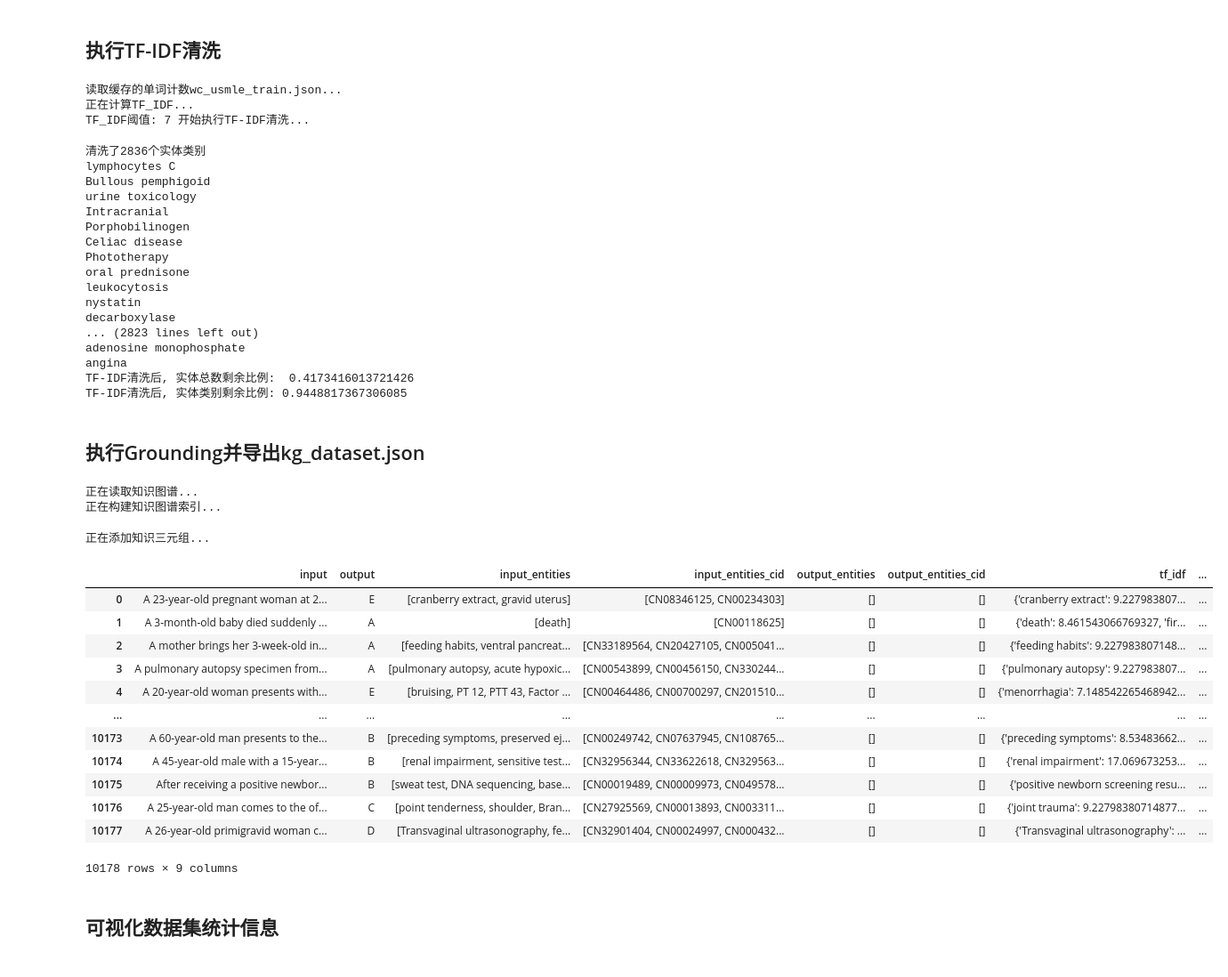
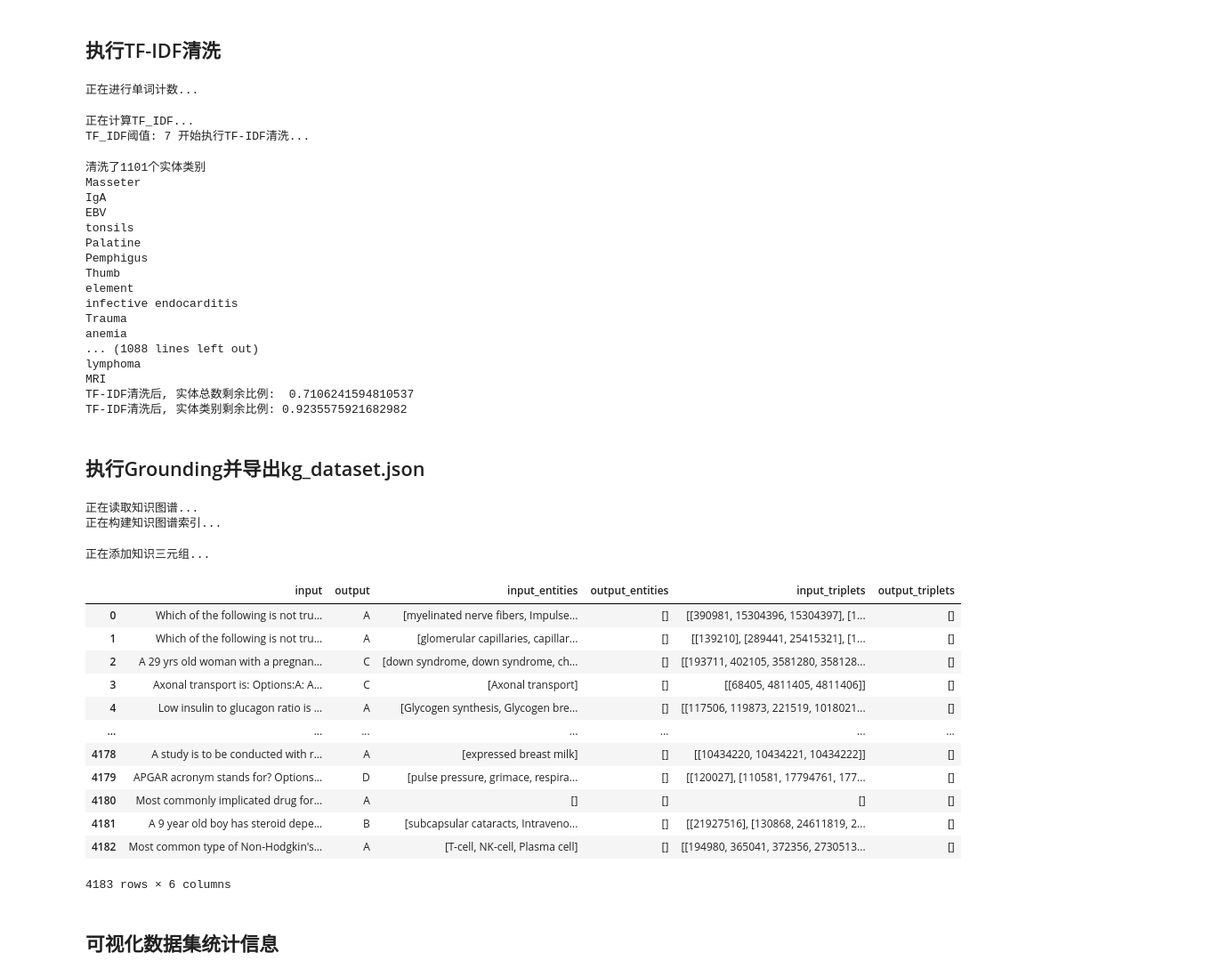
Before and after one commit to MaxLEAF3824/kg_llm, a Jupyter notebook: wash.ipynb, the cells around one changed output. Shown at 89% size. Saved outputs shown, nothing was run; the diff lists cells and outputs as text; code cells hidden in the pictures.

```diff
--- a/wash.ipynb
+++ b/wash.ipynb
@@ -5,8 +5,8 @@ import re
 import pandas as pd
 from tqdm.auto import tqdm
 
-data_path = 'data/usmle_train.json'
-ner_path = 'data/usmle_train_bios_v2.2_release_eng.txt'
+data_path = '/home/cs/yangyuchen/guoyiqiu/kg_llm/data/medmcqa_dev.json'
+ner_path = '/home/cs/yangyuchen/guoyiqiu/kg_llm/data/medmcqa_dev_bios_v2.2_release_eng.txt'
 
 data_dir = "/".join(data_path.split('/')[:-1])
 print('data_dir: ', data_dir)
@@ -183,26 +183,26 @@ for e in wash_e:
 print("TF-IDF清洗后, 实体总数剩余比例: ", (new_data_df['input_entities'].apply(len).sum()+new_data_df['output_entities'].apply(len).sum()) / (data_df['input_entities'].apply(len).sum() + data_df['output_entities'].apply(len).sum()))
 print("TF-IDF清洗后, 实体类别剩余比例:", mean_e_tf_idf(new_data_df['tf_idf'].tolist()).shape[0]/mean_e_tf_idf(all_tf_idf).shape[0])
 # %% [output]
-读取缓存的单词计数wc_usmle_train.json...
-正在计算TF_IDF...
-TF_IDF阈值: 7 开始执行TF-IDF清洗...
+正在进行单词计数...
-清洗了2836个实体类别
-lymphocytes C
-Bullous pemphigoid
-urine toxicology
-Intracranial
-Porphobilinogen
-Celiac disease
-Phototherapy
-oral prednisone
-leukocytosis
-nystatin
-decarboxylase
-... (2823 lines left out)
-adenosine monophosphate
-angina
-TF-IDF清洗后, 实体总数剩余比例:  0.4173416013721426
-TF-IDF清洗后, 实体类别剩余比例: 0.9448817367306085
+正在计算TF_IDF...
+TF_IDF阈值: 7 开始执行TF-IDF清洗...
+清洗了1101个实体类别
+Masseter
+IgA
+EBV
+tonsils
+Palatine
+Pemphigus
+Thumb
+element
+infective endocarditis
+Trauma
+anemia
+... (1088 lines left out)
+lymphoma
+MRI
+TF-IDF清洗后, 实体总数剩余比例:  0.7106241594810537
+TF-IDF清洗后, 实体类别剩余比例: 0.9235575921682982
 # %% [markdown]
 ## 执行Grounding并导出kg_dataset.json
 # %%
@@ -210,7 +210,7 @@ from collections import defaultdict
 import pandas as pd
 
 print("正在读取知识图谱...")
-kg = pd.read_csv('data/bios_kg_with_def.csv')
+kg = pd.read_csv('data/bios_kg_with_def_detailed.csv')
 c2i = defaultdict(list)
 
 print("正在构建知识图谱索引...")
@@ -226,46 +226,46 @@ def grounding(row):
     output_triplets = []
     max_t = 20
     for e,cid in zip(row['input_entities'],row['input_entities_cid']):
         if cid in c2i and len(c2i[cid]) <= max_t:
             new_input_entities.append(e)
             new_input_entities_cid.append(cid)
             input_triplets.append(c2i[cid])
     for e,cid in zip(row['output_entities'],row['output_entities_cid']):
         if cid in c2i and len(c2i[cid]) <= max_t:
             new_output_entities.append(e)
             new_output_entities_cid.append(cid)
             output_triplets.append(c2i[cid])
     row['input_entities'] = new_input_entities
     row['output_entities'] = new_output_entities
     row['input_entities_cid'] = new_input_entities_cid
     row['output_entities_cid'] = new_output_entities_cid
     row['input_triplets'] = input_triplets
     row['output_triplets'] = output_triplets
     return row
 
 print("正在添加知识三元组...")
 kg_data_df = new_data_df.progress_apply(grounding, axis=1)
 kg_data_df = kg_data_df.drop(['tf_idf','input_entities_cid','output_entities_cid'],axis=1,inplace=False)
 import json
 json.dump(kg_data_df.to_dict(orient='records'), open(f'{data_dir}/kg_{data_name}.json','w'))
 kg_data_df
 # %% [output]
 正在读取知识图谱...
 正在构建知识图谱索引...
 正在添加知识三元组...
-|  | input | output | input_entities | input_entities_cid | output_entities | output_entities_cid | tf_idf | ... |
-| 0 | A 23-year-old pregnant woman at 2... | E | [cranberry extract, gravid uterus] | [CN08346125, CN00234303] | [] | [] | {'cranberry extract': 9.227983807... | ... |
-| 1 | A 3-month-old baby died suddenly ... | A | [death] | [CN00118625] | [] | [] | {'death': 8.461543066769327, 'fir... | ... |
-| 2 | A mother brings her 3-week-old in... | A | [feeding habits, ventral pancreat... | [CN33189564, CN20427105, CN005041... | [] | [] | {'feeding habits': 9.227983807148... | ... |
-| 3 | A pulmonary autopsy specimen from... | A | [pulmonary autopsy, acute hypoxic... | [CN00543899, CN00456150, CN330244... | [] | [] | {'pulmonary autopsy': 9.227983807... | ... |
-| 4 | A 20-year-old woman presents with... | E | [bruising, PT 12, PTT 43, Factor ... | [CN00464486, CN00700297, CN201510... | [] | [] | {'menorrhagia': 7.148542265468942... | ... |
-| ... | ... | ... | ... | ... | ... | ... | ... | ... |
-| 10173 | A 60-year-old man presents to the... | B | [preceding symptoms, preserved ej... | [CN00249742, CN07637945, CN108765... | [] | [] | {'preceding symptoms': 8.53483662... | ... |
-| 10174 | A 45-year-old male with a 15-year... | B | [renal impairment, sensitive test... | [CN32956344, CN33622618, CN329563... | [] | [] | {'renal impairment': 17.069673253... | ... |
-| 10175 | After receiving a positive newbor... | B | [sweat test, DNA sequencing, base... | [CN00019489, CN00009973, CN049578... | [] | [] | {'positive newborn screening resu... | ... |
-| 10176 | A 25-year-old man comes to the of... | C | [point tenderness, shoulder, Bran... | [CN27925569, CN00013893, CN003311... | [] | [] | {'joint trauma': 9.22798380714877... | ... |
-| 10177 | A 26-year-old primigravid woman c... | D | [Transvaginal ultrasonography, fe... | [CN32901404, CN00024997, CN000432... | [] | [] | {'Transvaginal ultrasonography': ... | ... |
+|  | input | output | input_entities | output_entities | input_triplets | output_triplets |
+| 0 | Which of the following is not tru... | A | [myelinated nerve fibers, Impulse... | [] | [[390981, 15304396, 15304397], [1... | [] |
+| 1 | Which of the following is not tru... | A | [glomerular capillaries, capillar... | [] | [[139210], [289441, 25415321], [1... | [] |
+| 2 | A 29 yrs old woman with a pregnan... | C | [down syndrome, down syndrome, ch... | [] | [[193711, 402105, 3581280, 358128... | [] |
+| 3 | Axonal transport is: Options:A: A... | C | [Axonal transport] | [] | [[68405, 4811405, 4811406]] | [] |
+| 4 | Low insulin to glucagon ratio is ... | A | [Glycogen synthesis, Glycogen bre... | [] | [[117506, 119873, 221519, 1018021... | [] |
+| ... | ... | ... | ... | ... | ... | ... |
+| 4178 | A study is to be conducted with r... | A | [expressed breast milk] | [] | [[10434220, 10434221, 10434222]] | [] |
+| 4179 | APGAR acronym stands for? Options... | D | [pulse pressure, grimace, respira... | [] | [[120027], [110581, 17794761, 177... | [] |
+| 4180 | Most commonly implicated drug for... | A | [] | [] | [] | [] |
+| 4181 | A 9 year old boy has steroid depe... | B | [subcapsular cataracts, Intraveno... | [] | [[21927516], [130868, 24611819, 2... | [] |
+| 4182 | Most common type of Non-Hodgkin's... | A | [T-cell, NK-cell, Plasma cell] | [] | [[194980, 365041, 372356, 2730513... | [] |
-10178 rows × 9 columns
+4183 rows × 6 columns
 # %% [markdown]
 ## 可视化数据集统计信息
 # %%
```
Also changed, not shown: parts of 6 cells of this notebook, 7 other files.
